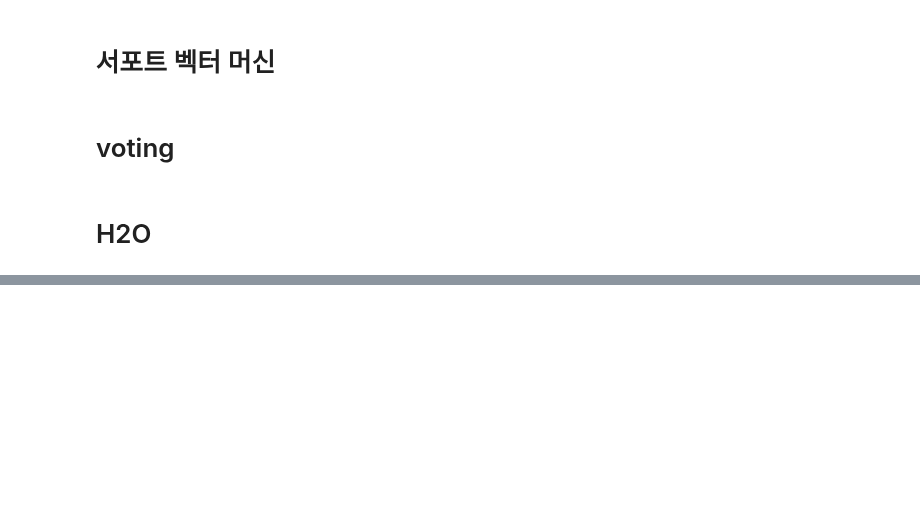
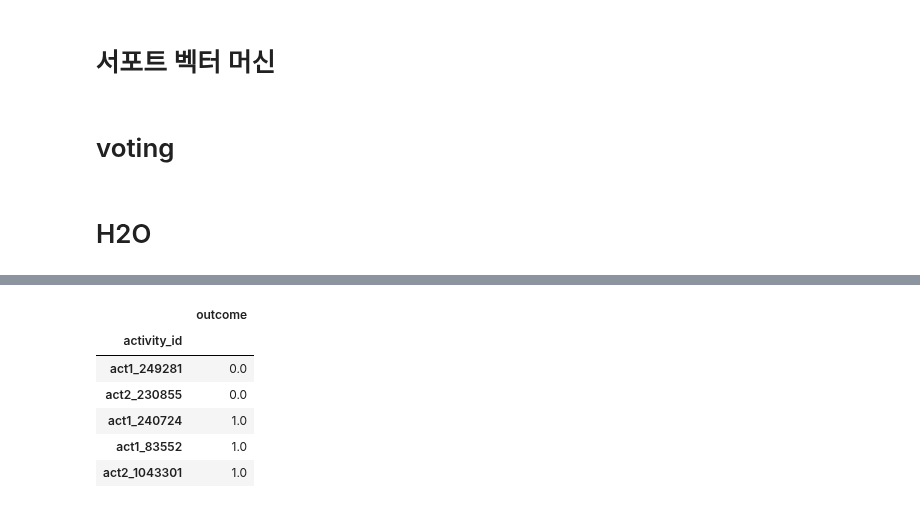
Before and after one commit to sooooner/dss_team_project_ML, a Jupyter notebook: red_hat/sooner.ipynb, the cells around one changed output, grey strips where cells are left out. Saved outputs shown, nothing was run; the diff lists cells and outputs as text; code cells hidden in the pictures; blank space fills up the shorter version.

```diff
--- a/red_hat/sooner.ipynb
+++ b/red_hat/sooner.ipynb
@@ -654,0 +842,14 @@ rf_v1_predict_df = rf_v1_predict[['predict', 'p0', 'p1']].as_data_frame()
+# %%
+df_submission_gd = pd.DataFrame({'activity_id' : df_sub.activity_id,
+                                 'outcome' : df_sub.outcome
+                                }).set_index('activity_id')
+# %%
+df_submission_gd.head()
+# %% [output]
+|  | outcome |
+| activity_id |  |
+| act1_249281 | 0.0 |
+| act2_230855 | 0.0 |
+| act1_240724 | 1.0 |
+| act1_83552 | 1.0 |
+| act2_1043301 | 1.0 |
```
Also changed, not shown: parts of 45 cells of this notebook.
